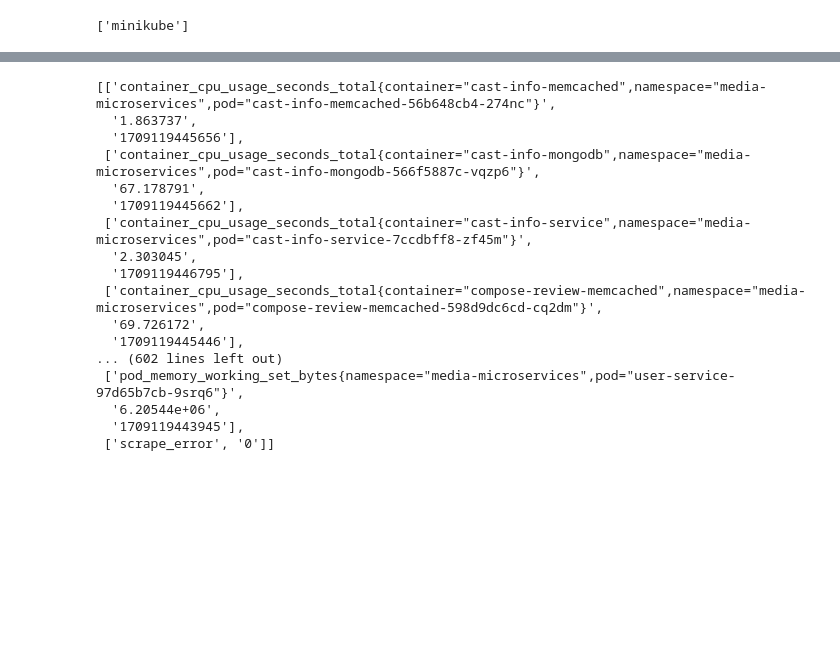
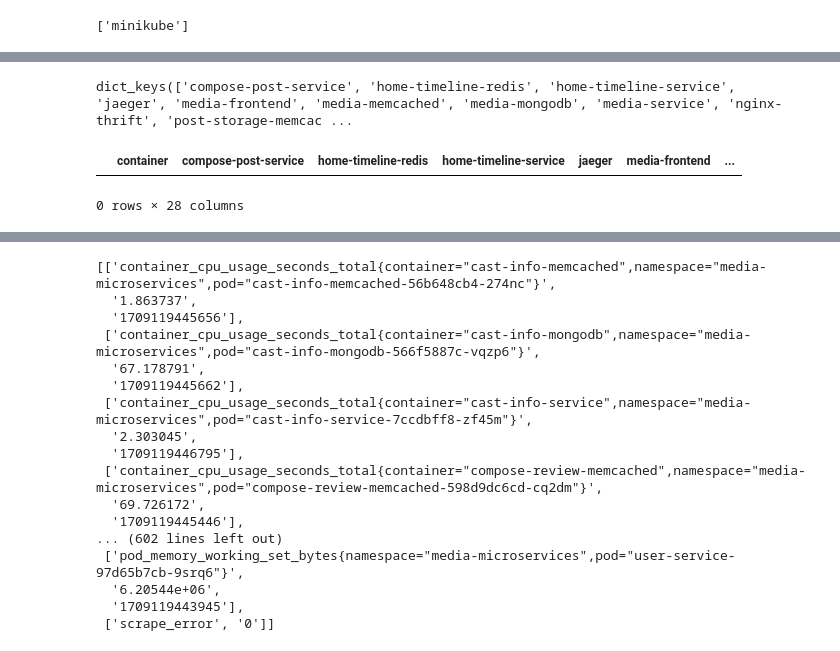
Before and after one commit to rozanfa/kubernetes-metric-collector, a Jupyter notebook: parse-test.ipynb, the cells around one changed output, grey strips where cells are left out. Drawn from its saved outputs; the diff is of its cells as text; code cells hidden in the pictures; blank space fills up the shorter version.

```diff
--- a/parse-test.ipynb
+++ b/parse-test.ipynb
@@ -257,0 +294,10 @@ minikube 18451.900629 3.063742464e+09 1712040220102 1712040220102
+# %%
+config["containers"].keys()
+# %% [output]
+dict_keys(['compose-post-service', 'home-timeline-redis', 'home-timeline-service', 'jaeger', 'media-frontend', 'media-memcached', 'media-mongodb', 'media-service', 'nginx-thrift', 'post-storage-memcac ...
+# %%
+data = pd.DataFrame(columns=["container", *config["containers"].keys()])
+data
+# %% [output]
+|  | container | compose-post-service | home-timeline-redis | home-timeline-service | jaeger | media-frontend | ... |
+0 rows × 28 columns
```
Also changed, not shown: parts of 8 cells of this notebook, 9 other files.
